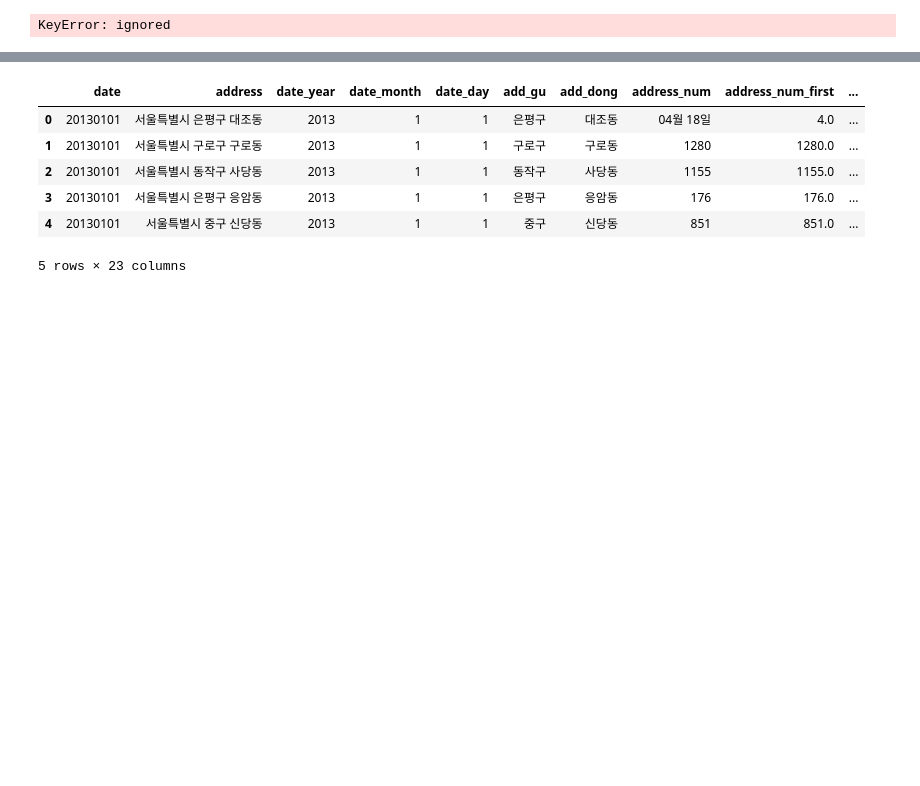
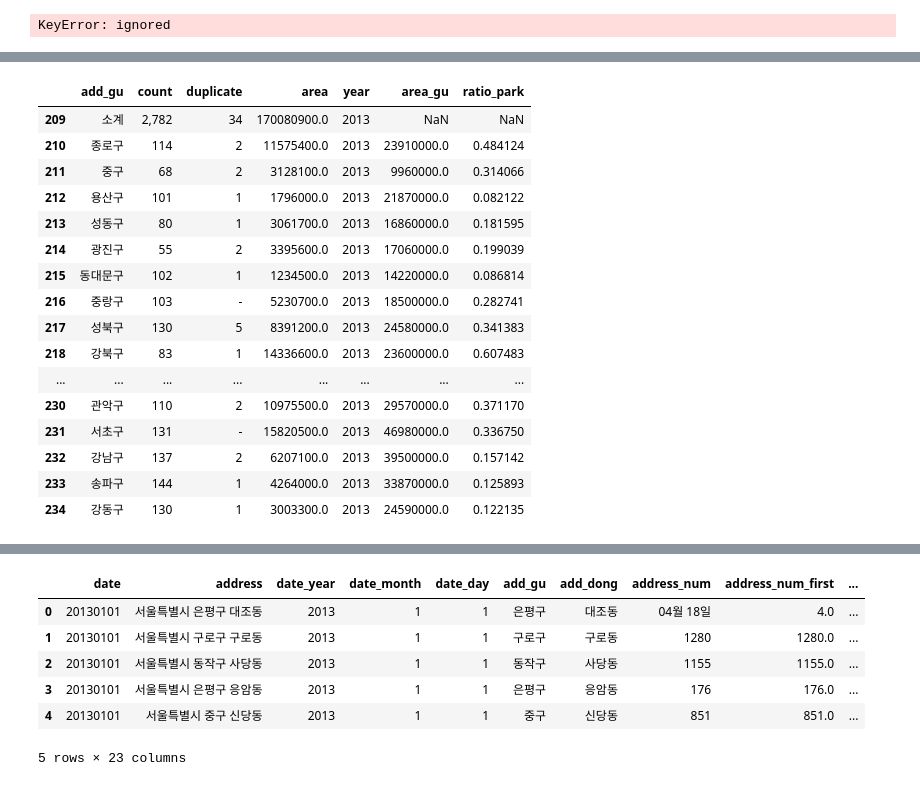
Before and after one commit to Jesimsim/ds-section2-project, a Jupyter notebook: section2_project_practice.ipynb, the cells around one changed output, grey strips where cells are left out. Saved outputs shown, nothing was run; the diff lists cells and outputs as text; code cells hidden in the pictures; blank space fills up the shorter version.

```diff
--- a/section2_project_practice.ipynb
+++ b/section2_project_practice.ipynb
@@ -839,0 +770,20 @@ Name: 391208, dtype: object
+# %%
+df_park[df_park.year == '2013']
+# %% [output]
+|  | add_gu | count | duplicate | area | year | area_gu | ratio_park |
+| 209 | 소계 | 2,782 | 34 | 170080900.0 | 2013 | NaN | NaN |
+| 210 | 종로구 | 114 | 2 | 11575400.0 | 2013 | 23910000.0 | 0.484124 |
+| 211 | 중구 | 68 | 2 | 3128100.0 | 2013 | 9960000.0 | 0.314066 |
+| 212 | 용산구 | 101 | 1 | 1796000.0 | 2013 | 21870000.0 | 0.082122 |
+| 213 | 성동구 | 80 | 1 | 3061700.0 | 2013 | 16860000.0 | 0.181595 |
+| 214 | 광진구 | 55 | 2 | 3395600.0 | 2013 | 17060000.0 | 0.199039 |
+| 215 | 동대문구 | 102 | 1 | 1234500.0 | 2013 | 14220000.0 | 0.086814 |
+| 216 | 중랑구 | 103 | - | 5230700.0 | 2013 | 18500000.0 | 0.282741 |
+| 217 | 성북구 | 130 | 5 | 8391200.0 | 2013 | 24580000.0 | 0.341383 |
+| 218 | 강북구 | 83 | 1 | 14336600.0 | 2013 | 23600000.0 | 0.607483 |
+| ... | ... | ... | ... | ... | ... | ... | ... |
+| 230 | 관악구 | 110 | 2 | 10975500.0 | 2013 | 29570000.0 | 0.371170 |
+| 231 | 서초구 | 131 | - | 15820500.0 | 2013 | 46980000.0 | 0.336750 |
+| 232 | 강남구 | 137 | 2 | 6207100.0 | 2013 | 39500000.0 | 0.157142 |
+| 233 | 송파구 | 144 | 1 | 4264000.0 | 2013 | 33870000.0 | 0.125893 |
+| 234 | 강동구 | 130 | 1 | 3003300.0 | 2013 | 24590000.0 | 0.122135 |
```
Also changed, not shown: parts of 39 cells of this notebook.
